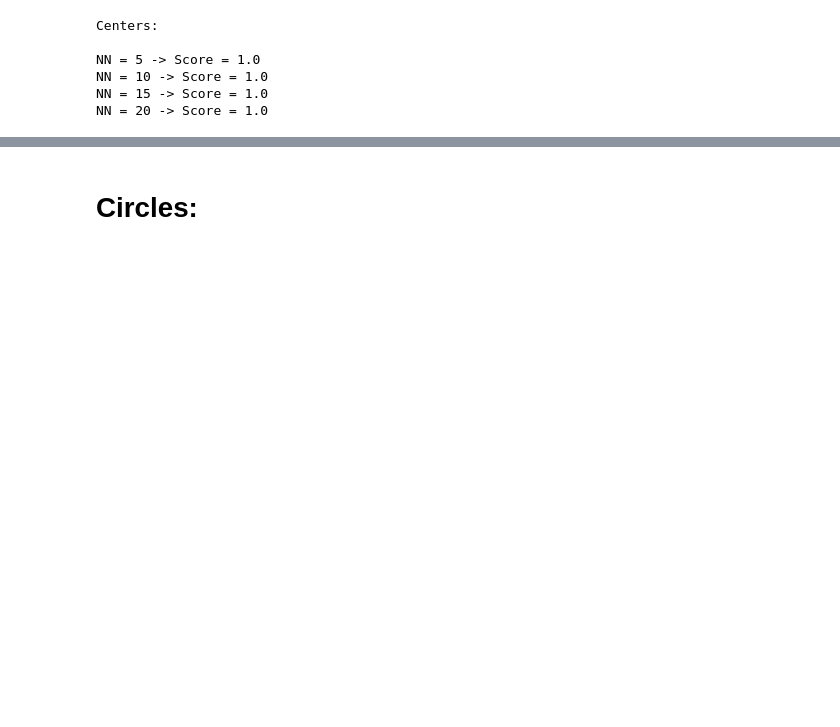
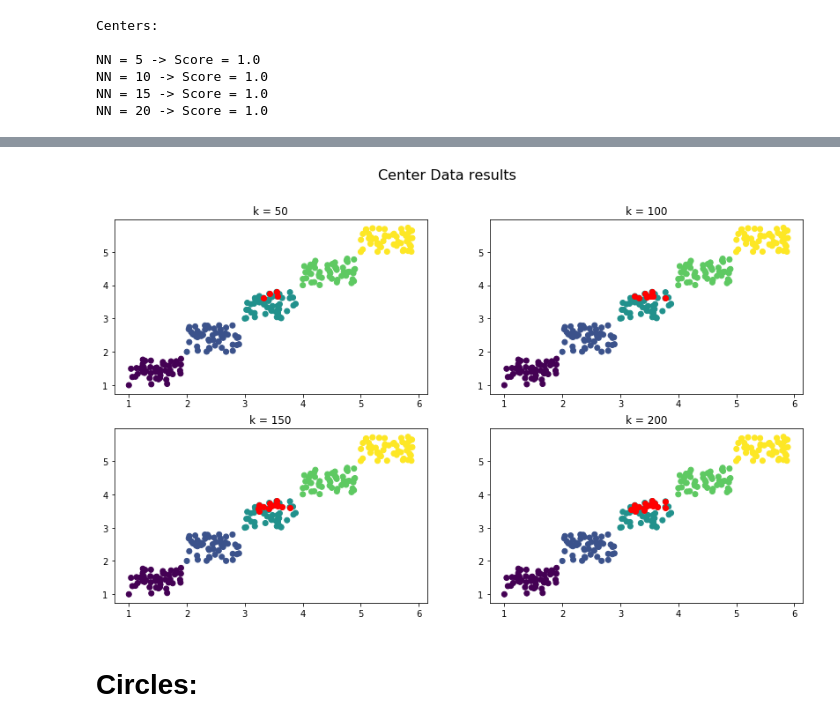
Before and after one commit to AlbMLpy/Clustering-research, a Jupyter notebook: LocalGraphPartitioning.ipynb, the cells around one changed output, grey strips where cells are left out. Saved outputs shown, nothing was run; the diff lists cells and outputs as text; code cells hidden in the pictures; blank space fills up the shorter version.

```diff
--- a/LocalGraphPartitioning.ipynb
+++ b/LocalGraphPartitioning.ipynb
@@ -87,3 +133,17 @@ fn.plot_results(
+# %%
+name = '/home/albert/Desktop/Rome-Moscow_School_2020/Francesco/local_clustering/report/pictures/'
+name += 'center_k.png'
+# Let`s get some graphs:
+fn.plot_results(
+    user_data,
+    user_labels_data,
+    user_local,
+    name_global="Center Data results",
+    names_local=["k = 50", "k = 100", "k = 150", "k = 200"],
+    file = name,
+)
+# %% [output]
+[figure, added]
 # %% [markdown]
 # Circles:
 # %%
```
Also changed, not shown: parts of 9 cells of this notebook, 1 other file.
